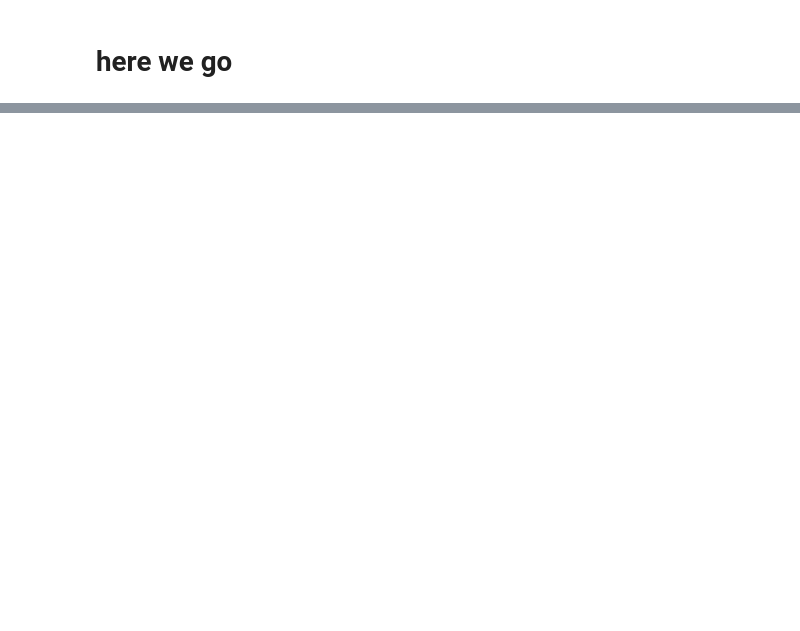
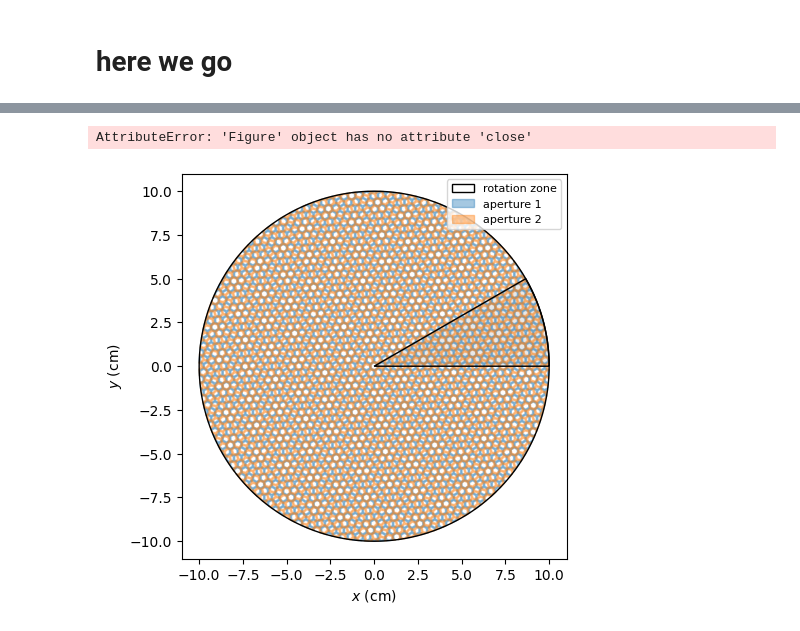
Before and after one commit to schmampf/geometry, a Jupyter notebook: geometric.ipynb, the cells around one changed output, grey strips where cells are left out. Drawn from its saved outputs; the diff is of its cells as text; code cells hidden in the pictures; blank space fills up the shorter version.

```diff
--- a/geometric.ipynb
+++ b/geometric.ipynb
@@ -399,0 +60,8 @@ ax_rad.grid(False)
+# %%
+fig, ax, anim = animate_apertures(aperture1, aperture2, circle0, r_lim, theta_lim)
+# anim.save("geometric_animation.mp4", writer="ffmpeg", dpi=200)
+anim.save("geometric_animation.gif", writer="ffmpeg", dpi=200)
+fig.close()
+# %% [output]
+AttributeError: 'Figure' object has no attribute 'close'
+[figure, added]
```
Also changed, not shown: parts of 11 cells of this notebook.
